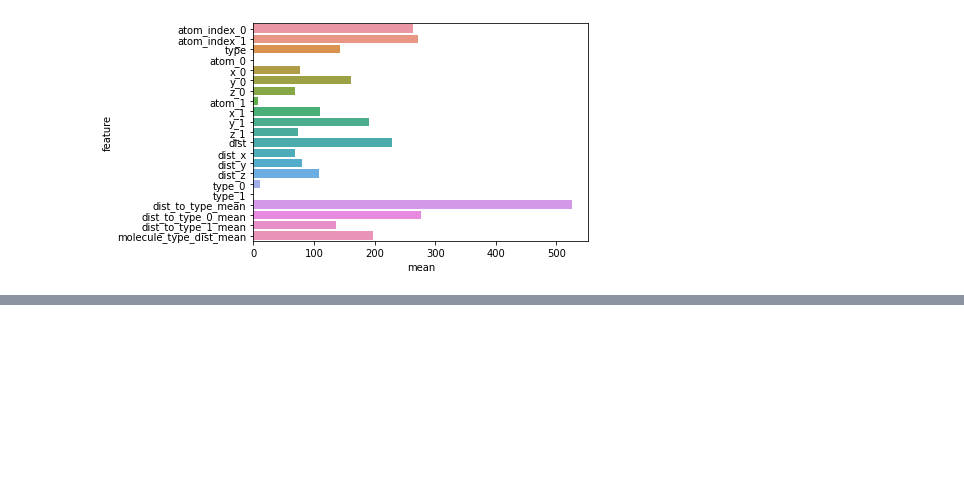
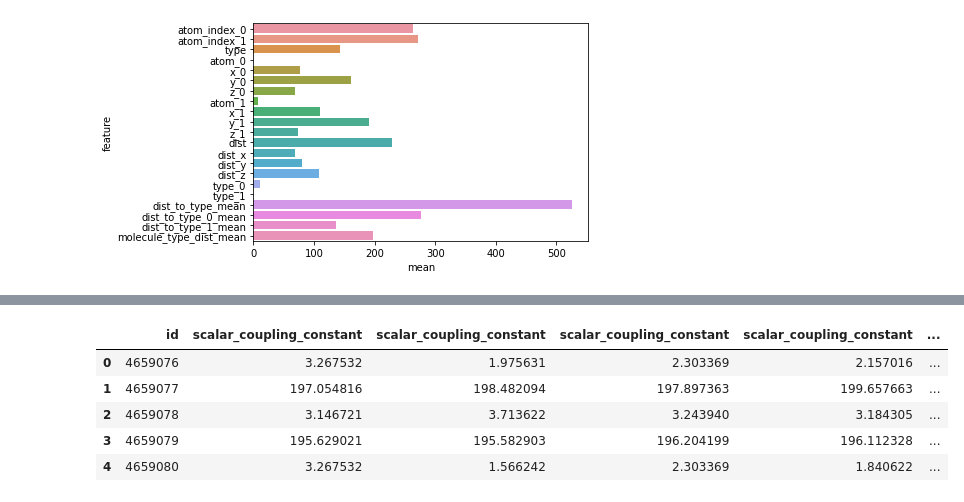
Before and after one commit to akiabe/kaggle_predict-molecular-properties, a Jupyter notebook: notebooks/beseline.ipynb, the cells around one changed output, grey strips where cells are left out. Saved outputs shown, nothing was run; the diff lists cells and outputs as text; code cells hidden in the pictures; blank space fills up the shorter version.

```diff
--- a/notebooks/beseline.ipynb
+++ b/notebooks/beseline.ipynb
@@ -617,0 +626,19 @@ TypeError: unsupported operand type(s) for +: 'NoneType' and 'NoneType'
+# %%
+predict_all = pd.concat(
+    [
+        predict_fold0,
+        predict_fold1,
+        predict_fold2,
+        predict_fold3,
+        predict_fold4
+    ], axis=1
+)
+
+predict_all.head()
+# %% [output]
+|  | id | scalar_coupling_constant | scalar_coupling_constant | scalar_coupling_constant | scalar_coupling_constant | ... |
+| 0 | 4659076 | 3.267532 | 1.975631 | 2.303369 | 2.157016 | ... |
+| 1 | 4659077 | 197.054816 | 198.482094 | 197.897363 | 199.657663 | ... |
+| 2 | 4659078 | 3.146721 | 3.713622 | 3.243940 | 3.184305 | ... |
+| 3 | 4659079 | 195.629021 | 195.582903 | 196.204199 | 196.112328 | ... |
+| 4 | 4659080 | 3.267532 | 1.566242 | 2.303369 | 1.840622 | ... |
```
Also changed, not shown: parts of 12 cells of this notebook.
